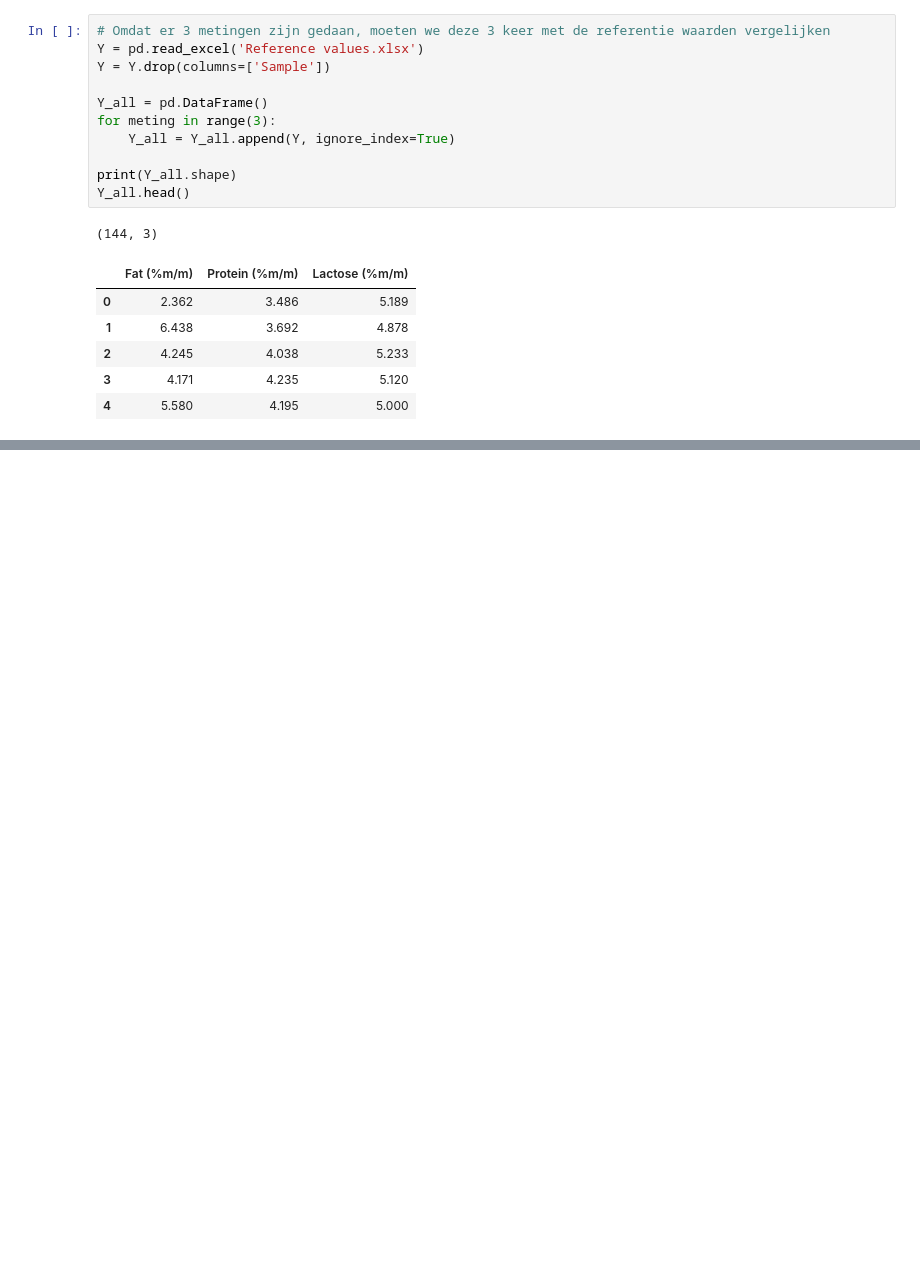
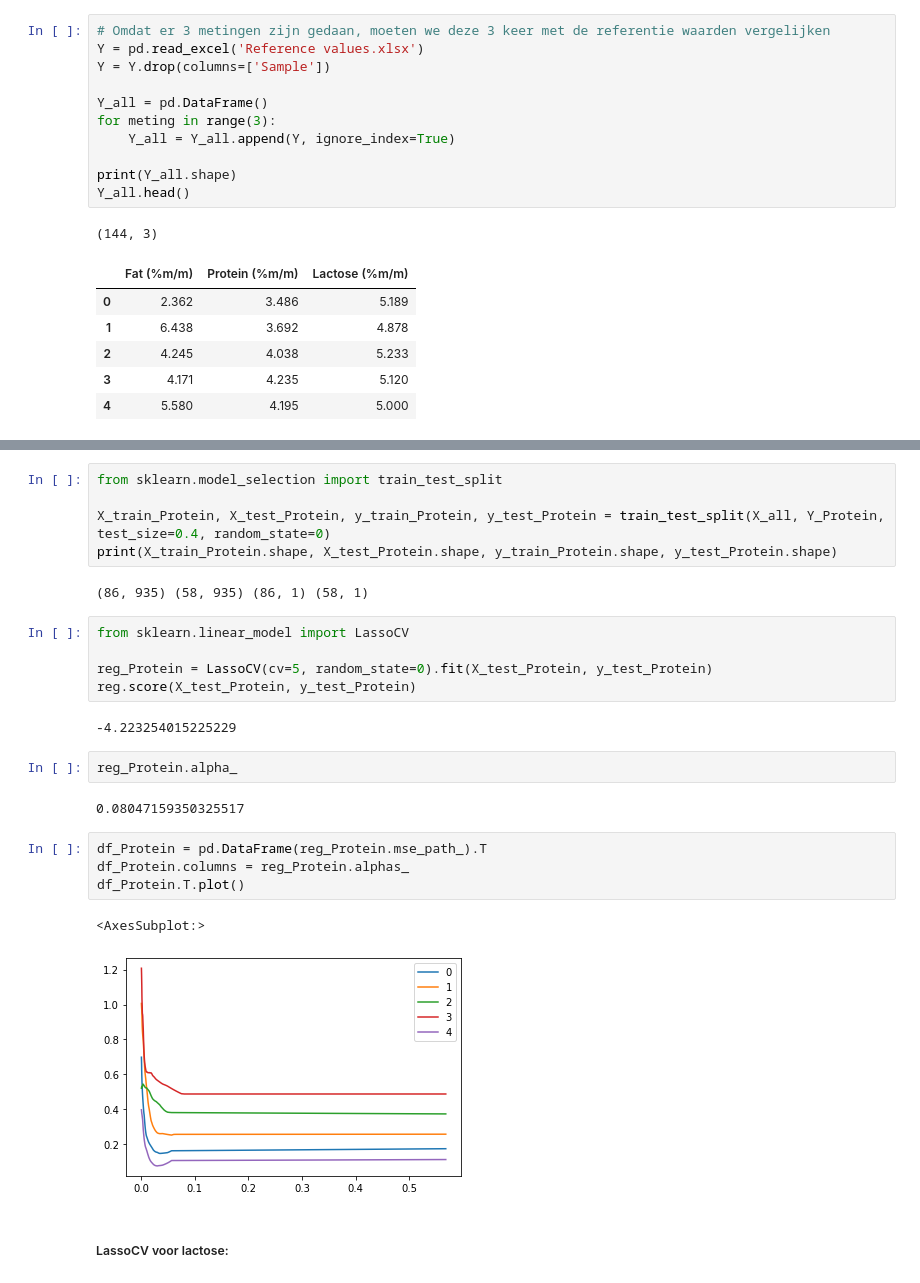
Before and after one commit to asscherhofstede/Koemelk-analyse, a Jupyter notebook: Koemelk Analyse.ipynb, the cells around one changed output, grey strips where cells are left out. Drawn from its saved outputs; the diff is of its cells as text; blank space fills up the shorter version.

```diff
--- a/Koemelk Analyse.ipynb
+++ b/Koemelk Analyse.ipynb
@@ -380,0 +340,27 @@ reg.score(X_test, y_test)
+# %%
+from sklearn.model_selection import train_test_split
+
+X_train_Protein, X_test_Protein, y_train_Protein, y_test_Protein = train_test_split(X_all, Y_Protein, test_size=0.4, random_state=0)
+print(X_train_Protein.shape, X_test_Protein.shape, y_train_Protein.shape, y_test_Protein.shape)
+# %% [output]
+(86, 935) (58, 935) (86, 1) (58, 1)
+# %%
+from sklearn.linear_model import LassoCV
+
+reg_Protein = LassoCV(cv=5, random_state=0).fit(X_test_Protein, y_test_Protein)
+reg.score(X_test_Protein, y_test_Protein)
+# %% [output]
+-4.223254015225229
+# %%
+reg_Protein.alpha_
+# %% [output]
+0.08047159350325517
+# %%
+df_Protein = pd.DataFrame(reg_Protein.mse_path_).T
+df_Protein.columns = reg_Protein.alphas_
+df_Protein.T.plot()
+# %% [output]
+<AxesSubplot:>
+[figure, added]
+# %% [markdown]
+##### LassoCV voor lactose:
```
Also changed, not shown: parts of 48 cells of this notebook.
